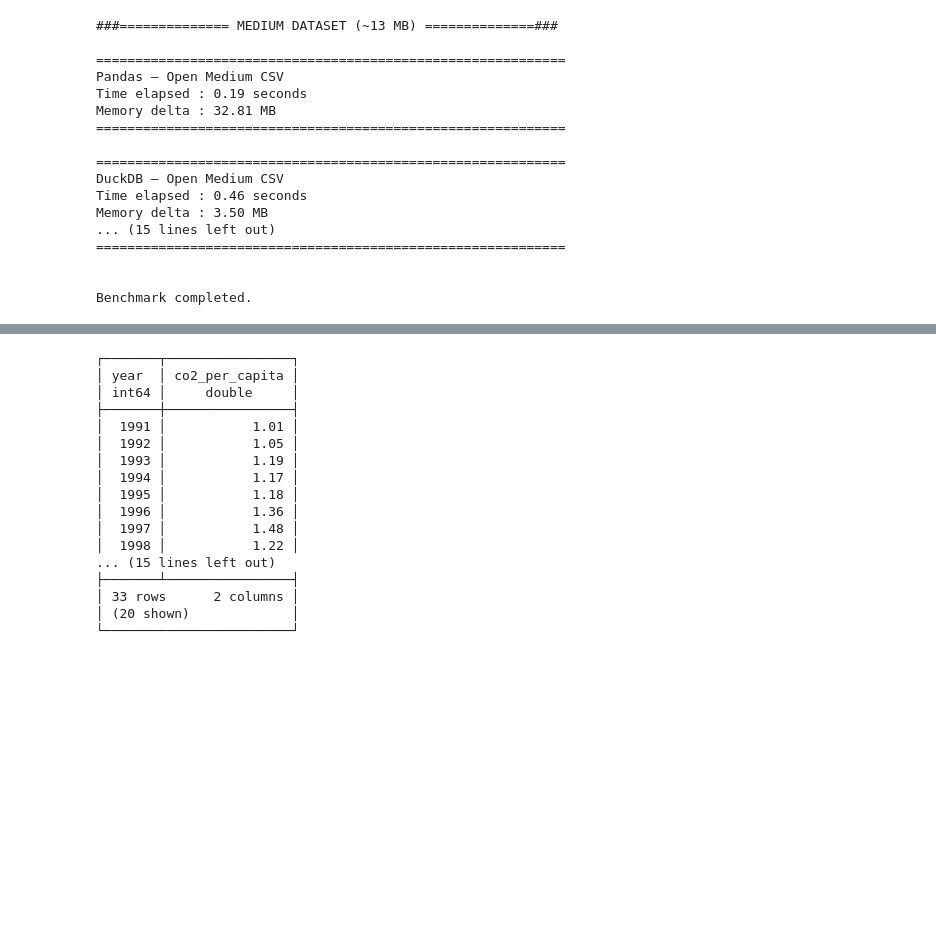
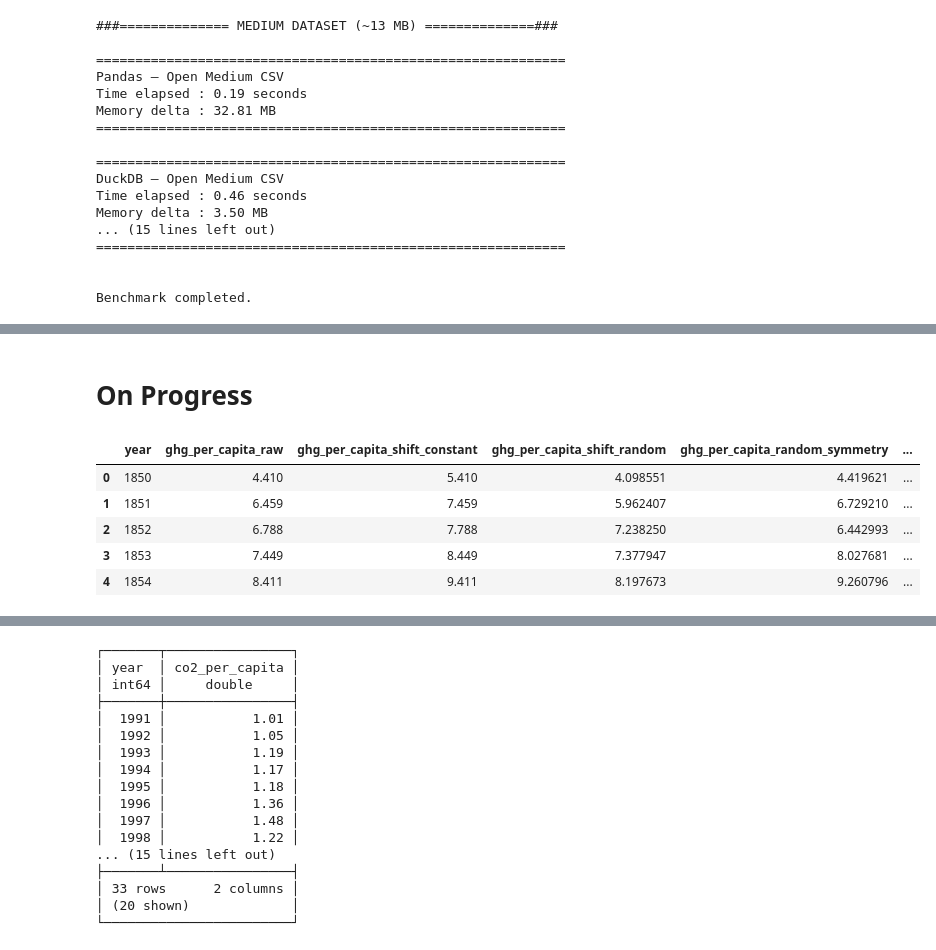
Before and after one commit to ghazianhanafi/Data-Engineer-by-Ghazian-Hanafi, a Jupyter notebook: database.ipynb, the cells around one changed output, grey strips where cells are left out. Drawn from its saved outputs; the diff is of its cells as text; code cells hidden in the pictures; blank space fills up the shorter version.

```diff
--- a/database.ipynb
+++ b/database.ipynb
@@ -235,0 +442,2 @@ duckdb.sql("""
+# %% [markdown]
+# On Progress
@@ -235,0 +450,69 @@ duckdb.sql("""
+# %%
+import duckdb
+
+con = duckdb.connect("climate.duckdb")
+
+# Load table if not exists
+con.sql("""
+CREATE OR REPLACE TABLE co2 AS
+SELECT *
+FROM read_csv_auto('global_owid-co2-data.csv');
+""")
+
+import duckdb
+import pandas as pd
+import matplotlib.pyplot as plt
+import numpy as np
+
+# Create view with obfuscation variants
+df_indo = con.sql("""
+WITH base AS (
+    SELECT
+        year,
+        ghg_per_capita,
+        AVG(ghg_per_capita) OVER () AS mean_val
+    FROM read_csv_auto('global_owid-co2-data.csv')
+    WHERE country = 'Indonesia'
+)
+
+SELECT
+    year,
+
+    -- 1. Raw
+    ghg_per_capita AS ghg_per_capita_raw,
+
+    -- 2. Constant shift (+1)
+    ghg_per_capita + 1 AS ghg_per_capita_shift_constant,
+
+    -- 3. Random shift (uniform noise)
+    ghg_per_capita + (RANDOM() - 0.5) AS ghg_per_capita_shift_random,
+
+    -- 4. Random symmetric (mean-centered noise)
+    ghg_per_capita + (RANDOM() - 0.5) * 2 AS ghg_per_capita_random_symmetry,
+
+    -- 5. Random asymmetric (only positive noise)
+    ghg_per_capita + RANDOM() AS ghg_per_capita_random_asymmetric,
+
+    -- 6. Random overlap (small noise, high overlap)
+    ghg_per_capita + (RANDOM() - 0.5) * 0.3 AS ghg_per_capita_random_overlap,
+
+    -- 7. Random mean-preserving
+    ghg_per_capita + ((RANDOM() - 0.5) * 2)
+        - AVG((RANDOM() - 0.5) * 2) OVER () AS ghg_per_capita_random_mean_preserving,
+
+    -- 8. Random mean-shifting
+    ghg_per_capita + ((RANDOM() - 0.5) * 2) + 0.8 AS ghg_per_capita_random_mean_shifting
+
+FROM base
+ORDER BY year
+
+""").df()
+
+df_indo.head()
+# %% [output]
+|  | year | ghg_per_capita_raw | ghg_per_capita_shift_constant | ghg_per_capita_shift_random | ghg_per_capita_random_symmetry | ... |
+| 0 | 1850 | 4.410 | 5.410 | 4.098551 | 4.419621 | ... |
+| 1 | 1851 | 6.459 | 7.459 | 5.962407 | 6.729210 | ... |
+| 2 | 1852 | 6.788 | 7.788 | 7.238250 | 6.442993 | ... |
+| 3 | 1853 | 7.449 | 8.449 | 7.377947 | 8.027681 | ... |
+| 4 | 1854 | 8.411 | 9.411 | 8.197673 | 9.260796 | ... |
```
Also changed, not shown: parts of 6 cells of this notebook, 2 other files.
